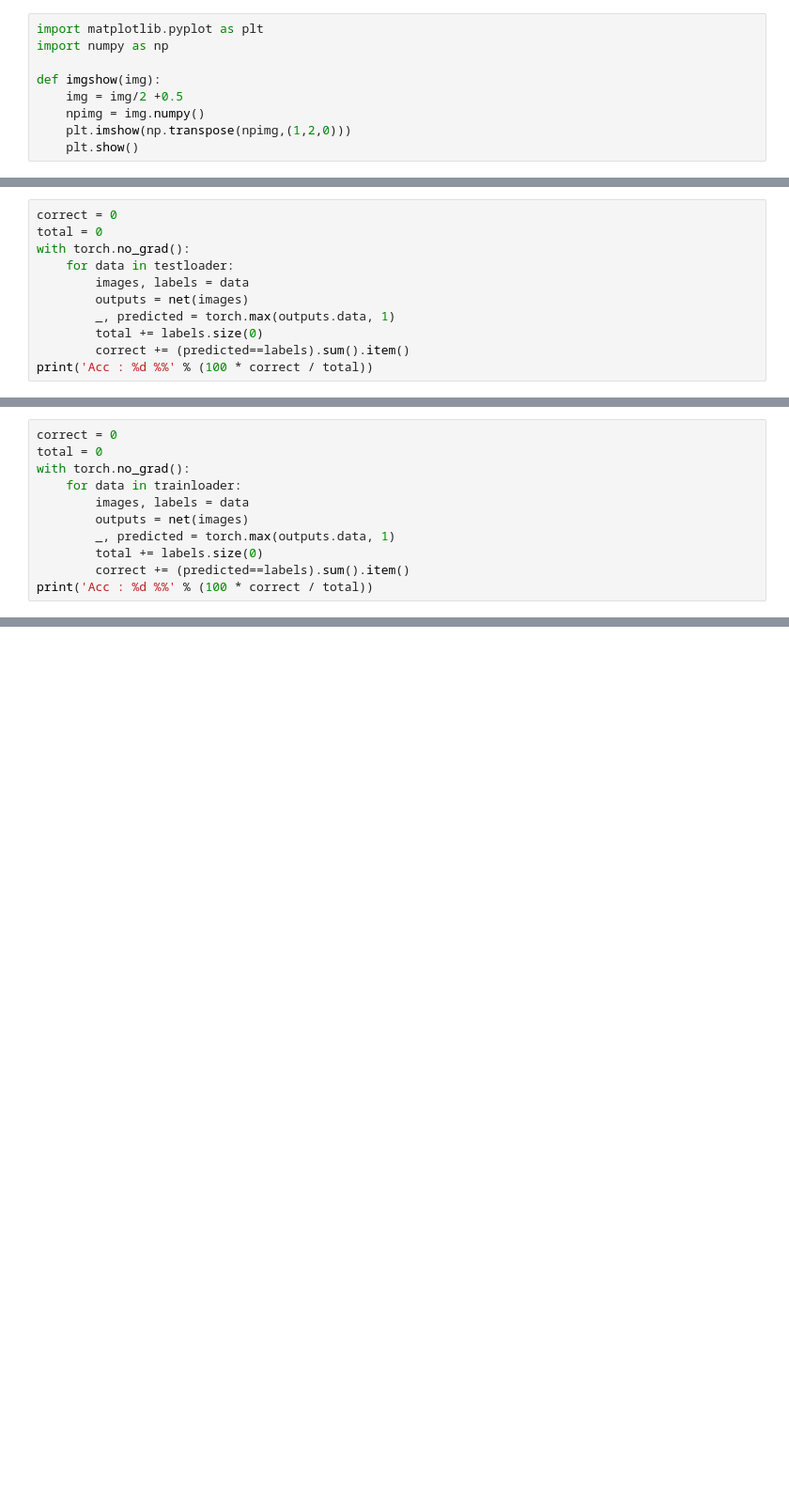
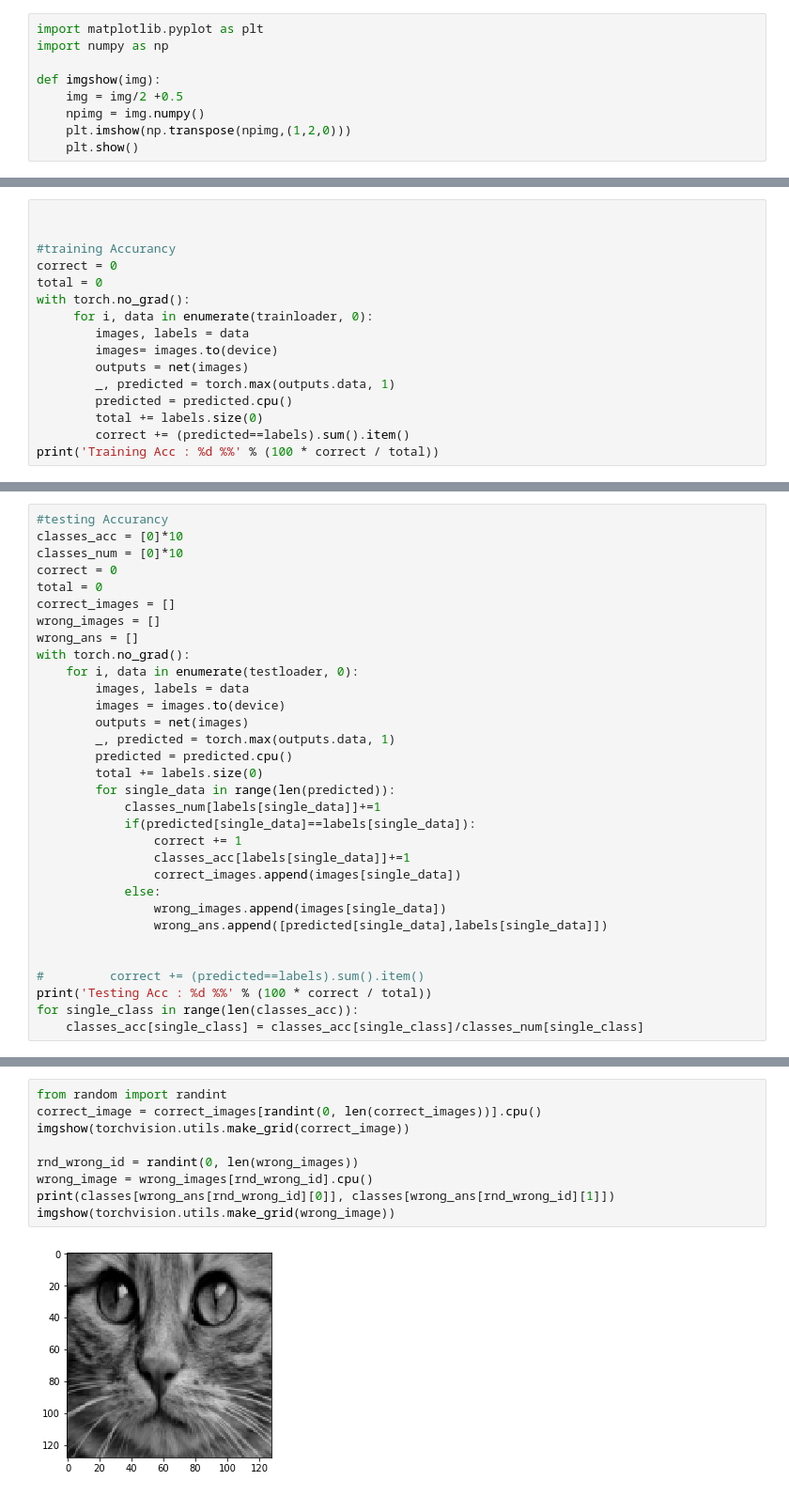
Before and after one commit to jeffpapapa/Deep-Learning-HW2-CNN-, a Jupyter notebook: CNN-pytorch.ipynb, the cells around one changed output, grey strips where cells are left out. Shown at 94% size. Cells and saved outputs as stored; diff of their text form; blank space fills up the shorter version.

```diff
--- a/CNN-pytorch.ipynb
+++ b/CNN-pytorch.ipynb
@@ -208,11 +283,16 @@ print('Finish Training')
 # %%
+
+
+#training Accurancy
 correct = 0
 total = 0
 with torch.no_grad():
-    for data in testloader:
+     for i, data in enumerate(trainloader, 0):
         images, labels = data
+        images= images.to(device)
         outputs = net(images)
         _, predicted = torch.max(outputs.data, 1)
+        predicted = predicted.cpu()
         total += labels.size(0)
         correct += (predicted==labels).sum().item()
-print('Acc : %d %%' % (100 * correct / total))
+print('Training Acc : %d %%' % (100 * correct / total))
@@ -219,11 +301,32 @@ print('Acc : %d %%' % (100 * correct / total))
 # %%
+#testing Accurancy
+classes_acc = [0]*10
+classes_num = [0]*10
 correct = 0
 total = 0
+correct_images = []
+wrong_images = []
+wrong_ans = []
 with torch.no_grad():
-    for data in trainloader:
+    for i, data in enumerate(testloader, 0):
         images, labels = data
+        images = images.to(device)
         outputs = net(images)
         _, predicted = torch.max(outputs.data, 1)
+        predicted = predicted.cpu()
         total += labels.size(0)
-        correct += (predicted==labels).sum().item()
-print('Acc : %d %%' % (100 * correct / total))
+        for single_data in range(len(predicted)):
+            classes_num[labels[single_data]]+=1
+            if(predicted[single_data]==labels[single_data]):
+                correct += 1
+                classes_acc[labels[single_data]]+=1
+                correct_images.append(images[single_data])
+            else:
+                wrong_images.append(images[single_data])
+                wrong_ans.append([predicted[single_data],labels[single_data]])
+
+
+#         correct += (predicted==labels).sum().item()
+print('Testing Acc : %d %%' % (100 * correct / total))
+for single_class in range(len(classes_acc)):
+    classes_acc[single_class] = classes_acc[single_class]/classes_num[single_class]
@@ -229,0 +349,11 @@ print('Acc : %d %%' % (100 * correct / total))
+# %%
+from random import randint
+correct_image = correct_images[randint(0, len(correct_images))].cpu()
+imgshow(torchvision.utils.make_grid(correct_image))
+
+rnd_wrong_id = randint(0, len(wrong_images))
+wrong_image = wrong_images[rnd_wrong_id].cpu()
+print(classes[wrong_ans[rnd_wrong_id][0]], classes[wrong_ans[rnd_wrong_id][1]])
+imgshow(torchvision.utils.make_grid(wrong_image))
+# %% [output]
+[figure, added]
```
Also changed, not shown: parts of 23 cells of this notebook.
